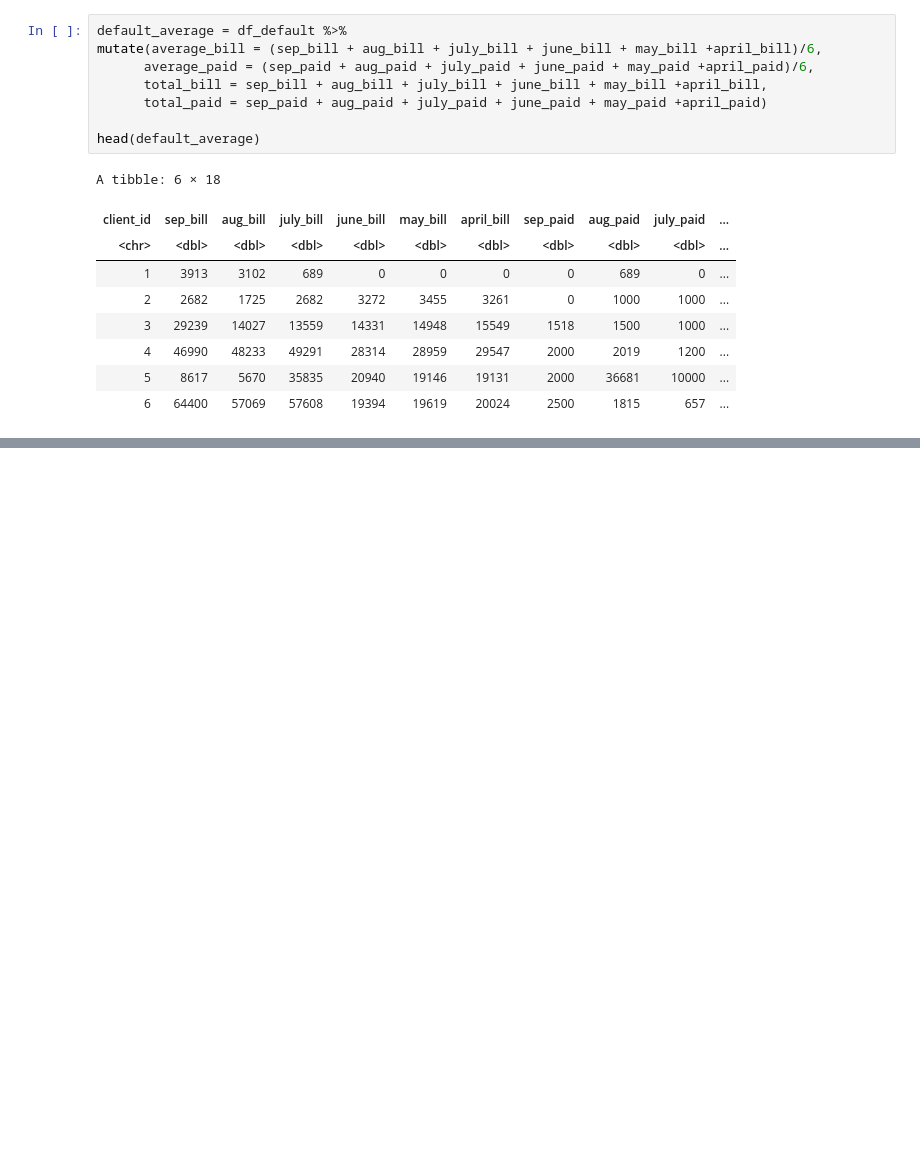
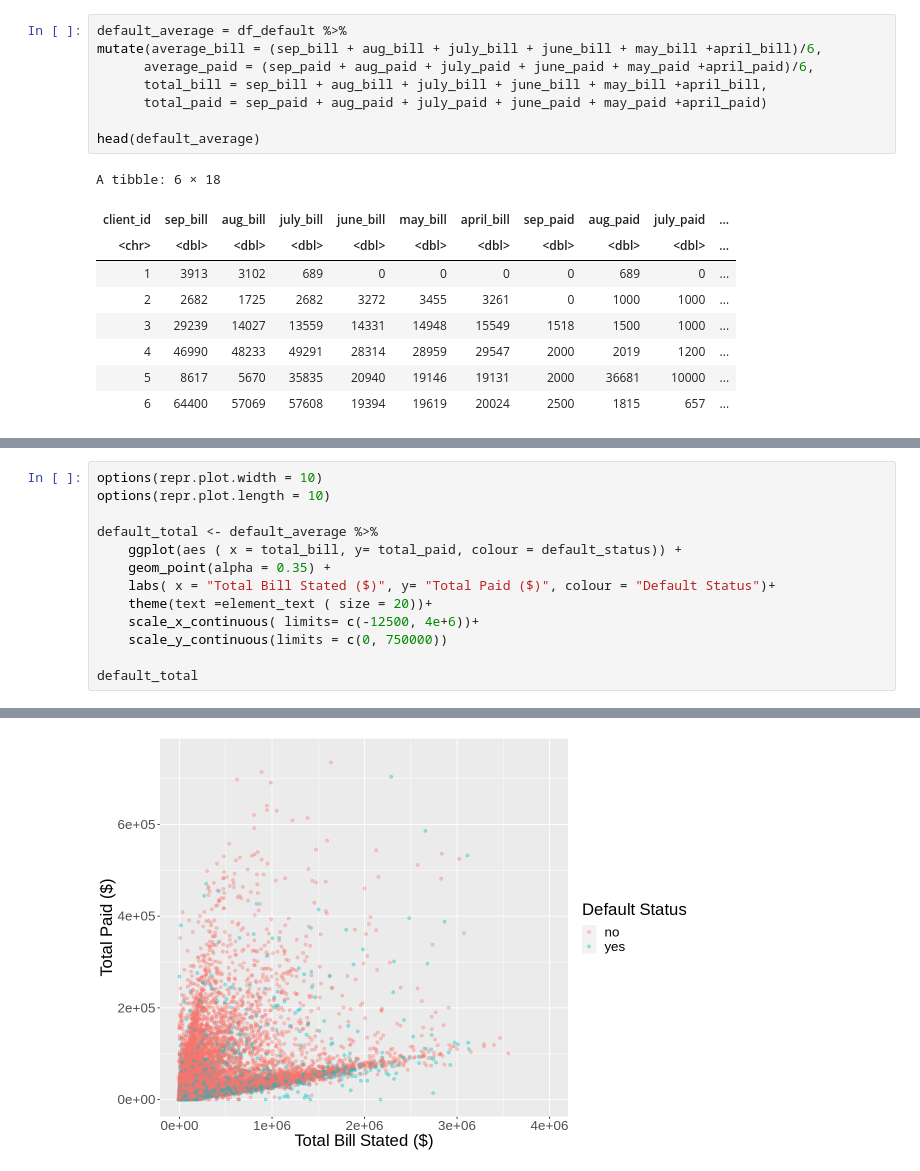
Before and after one commit to jorosafi/dsci-group-project, a Jupyter notebook: default-prediction.ipynb, the cells around one changed output, grey strips where cells are left out. Cells and saved outputs as stored; diff of their text form; blank space fills up the shorter version.

```diff
--- a/default-prediction.ipynb
+++ b/default-prediction.ipynb
@@ -92,0 +101,14 @@ sep_bill_plot
+# %%
+options(repr.plot.width = 10)
+options(repr.plot.length = 10)
+
+default_total <- default_average %>%
+    ggplot(aes ( x = total_bill, y= total_paid, colour = default_status)) +
+    geom_point(alpha = 0.35) +
+    labs( x = "Total Bill Stated ($)", y= "Total Paid ($)", colour = "Default Status")+
+    theme(text =element_text ( size = 20))+
+    scale_x_continuous( limits= c(-12500, 4e+6))+
+    scale_y_continuous(limits = c(0, 750000))
+
+default_total
+# %% [output]
@@ -92,0 +117 @@ sep_bill_plot
+[figure, added]
```
Also changed, not shown: parts of 7 cells of this notebook.
